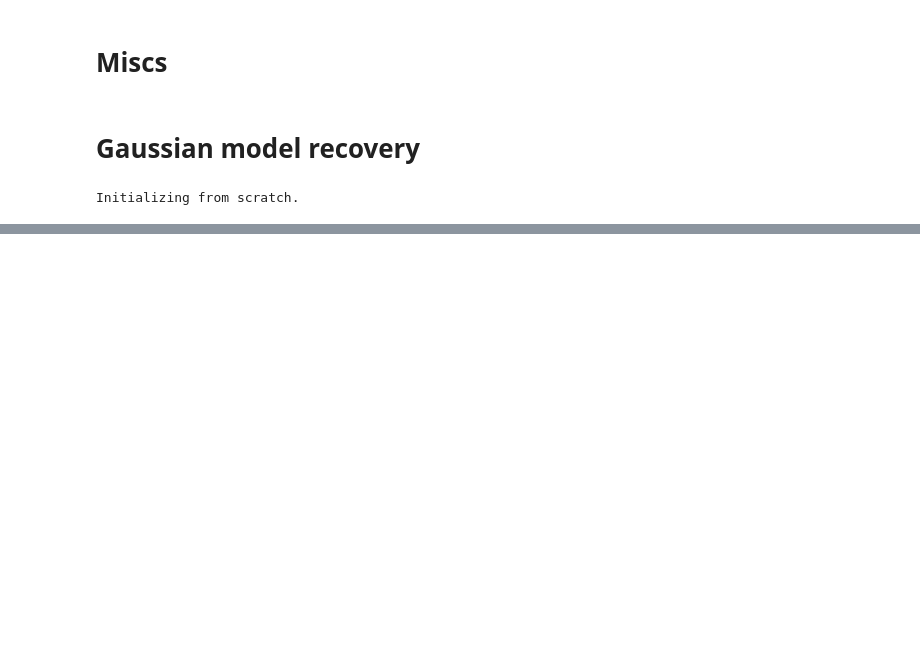
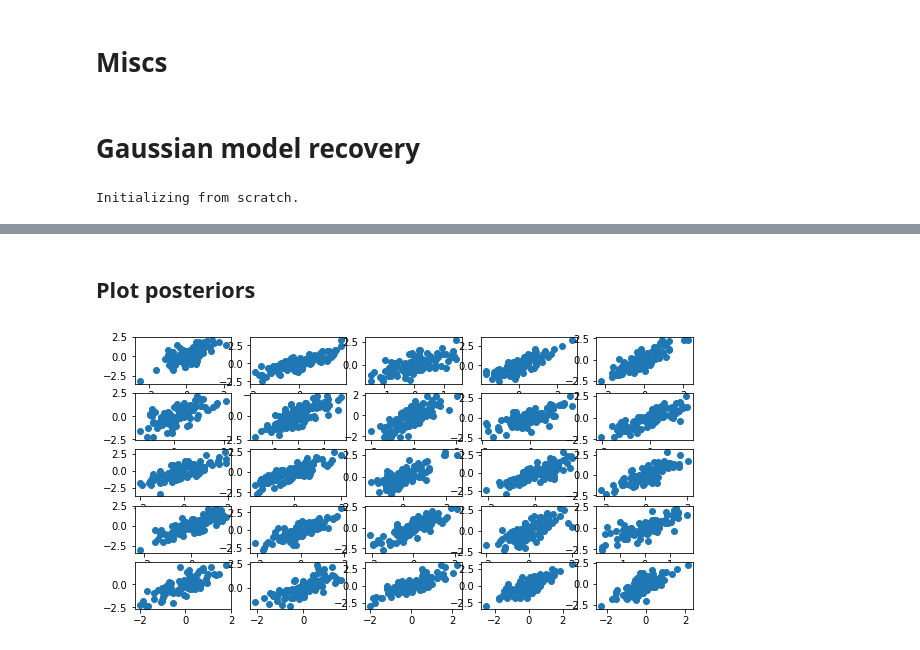
Before and after one commit to stefanradev93/cINN, a Jupyter notebook: MVN_Gaussian_Example_LargeN.ipynb, the cells around one changed output, grey strips where cells are left out. Saved outputs shown, nothing was run; the diff lists cells and outputs as text; code cells hidden in the pictures; blank space fills up the shorter version.

```diff
--- a/BayesianRegression_cINN_Invariant_Example_LargeN.ipynb
+++ b/MVN_Gaussian_Example_LargeN.ipynb
@@ -915 +991,10 @@ X_test, theta_test, theta_means, theta_cov = mvn_gaussian.generate_with_posterio
+# %% [markdown]
+## Plot posteriors
+# %%
+# Plot posteriors vs test
+f, ax = plt.subplots(5, 5, figsize=(10, 5))
+for i in range(25):
+    ax.flat[i].scatter(theta_p[:, i], theta_test[:, i])
+# %% [output]
+[figure, added]
 # %%
```
Also changed, not shown: parts of 13 cells of this notebook, 1 other file.
